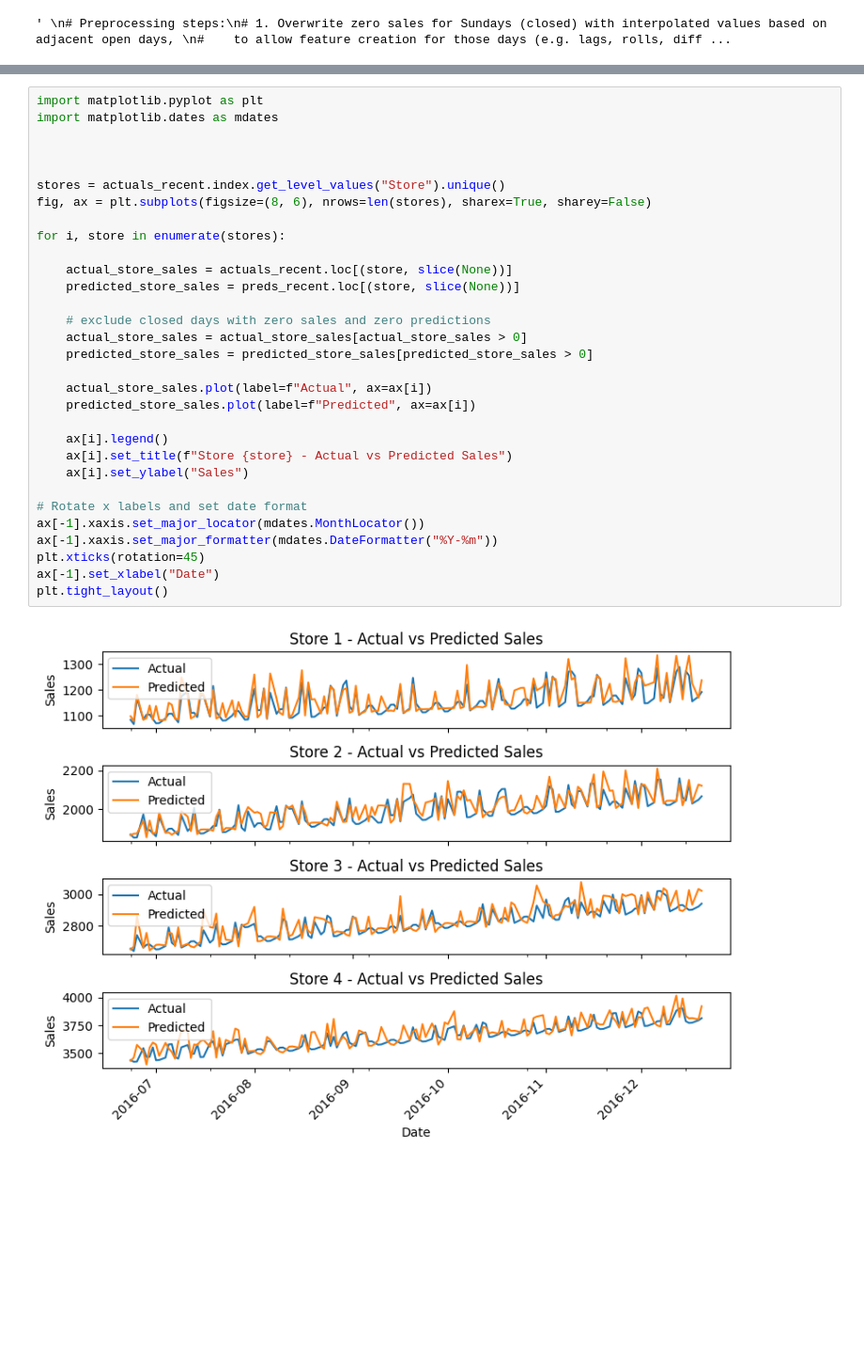
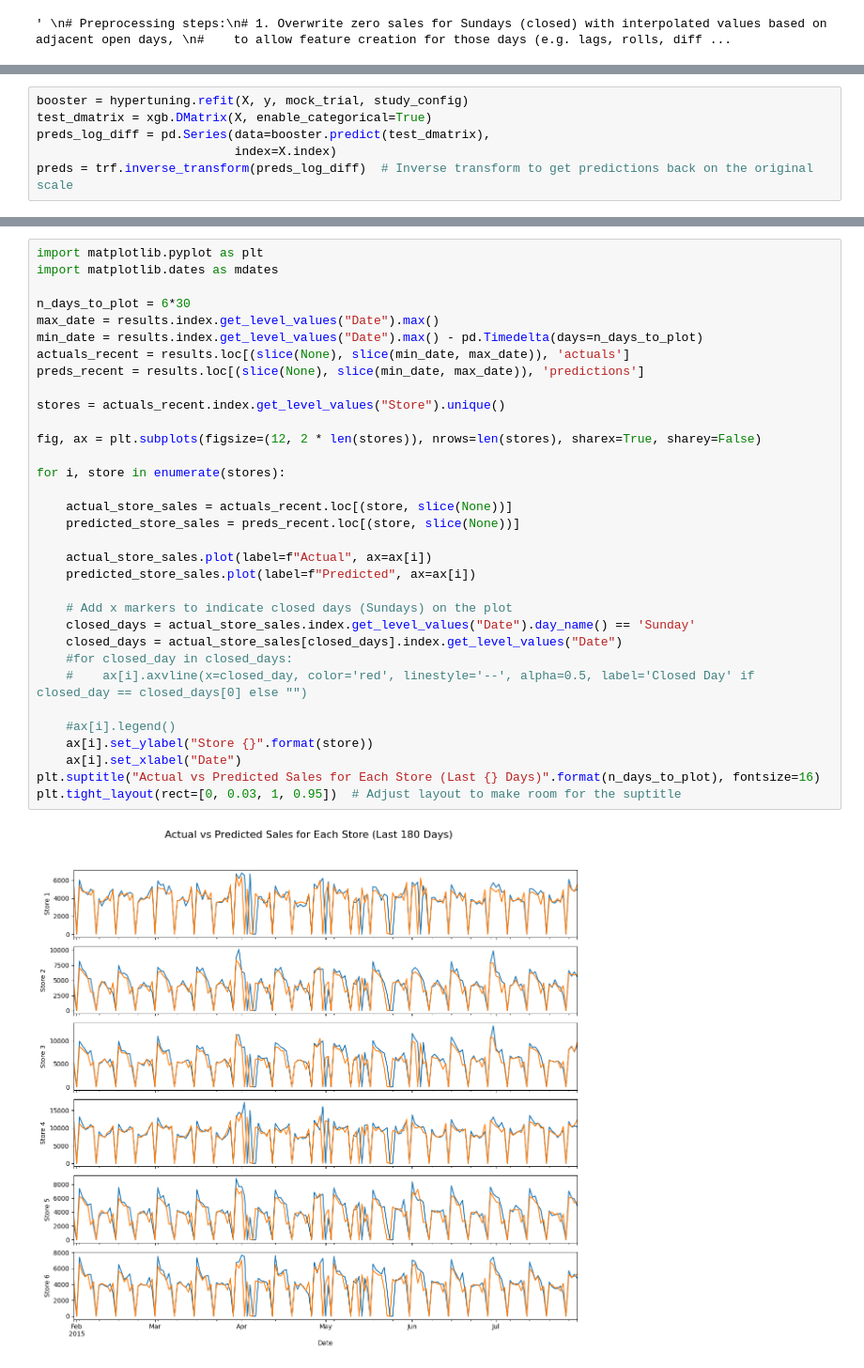
Before and after one commit to Miltos-90/Rossmann_Store_Sales_Forecasting, a Jupyter notebook: test_pipeline.ipynb, the cells around one changed output, grey strips where cells are left out. Shown at 94% size. Cells and saved outputs as stored; diff of their text form; blank space fills up the shorter version.

```diff
--- a/test_pipeline.ipynb
+++ b/test_pipeline.ipynb
@@ -345,0 +230,6 @@ preds_recent = results.loc[(slice(None), slice(min_date, max_date)), 'prediction
+# %%
+booster = hypertuning.refit(X, y, mock_trial, study_config)
+test_dmatrix = xgb.DMatrix(X, enable_categorical=True)
+preds_log_diff = pd.Series(data=booster.predict(test_dmatrix),
+                           index=X.index)
+preds = trf.inverse_transform(preds_log_diff)  # Inverse transform to get predictions back on the original scale
@@ -346,33 +263,35 @@ preds_recent = results.loc[(slice(None), slice(min_date, max_date)), 'prediction
 # %%
 import matplotlib.pyplot as plt
 import matplotlib.dates as mdates
 
-
+n_days_to_plot = 6*30
+max_date = results.index.get_level_values("Date").max()
+min_date = results.index.get_level_values("Date").max() - pd.Timedelta(days=n_days_to_plot)
+actuals_recent = results.loc[(slice(None), slice(min_date, max_date)), 'actuals']
+preds_recent = results.loc[(slice(None), slice(min_date, max_date)), 'predictions']
 
 stores = actuals_recent.index.get_level_values("Store").unique()
-fig, ax = plt.subplots(figsize=(8, 6), nrows=len(stores), sharex=True, sharey=False)
+
+fig, ax = plt.subplots(figsize=(12, 2 * len(stores)), nrows=len(stores), sharex=True, sharey=False)
 
 for i, store in enumerate(stores):
 
     actual_store_sales = actuals_recent.loc[(store, slice(None))]
     predicted_store_sales = preds_recent.loc[(store, slice(None))]
 
-    # exclude closed days with zero sales and zero predictions
-    actual_store_sales = actual_store_sales[actual_store_sales > 0]
-    predicted_store_sales = predicted_store_sales[predicted_store_sales > 0]
-
     actual_store_sales.plot(label=f"Actual", ax=ax[i])
     predicted_store_sales.plot(label=f"Predicted", ax=ax[i])
 
-    ax[i].legend()
-    ax[i].set_title(f"Store {store} - Actual vs Predicted Sales")
-    ax[i].set_ylabel("Sales")
+    # Add x markers to indicate closed days (Sundays) on the plot
+    closed_days = actual_store_sales.index.get_level_values("Date").day_name() == 'Sunday'
+    closed_days = actual_store_sales[closed_days].index.get_level_values("Date")
+    #for closed_day in closed_days:
+    #    ax[i].axvline(x=closed_day, color='red', linestyle='--', alpha=0.5, label='Closed Day' if closed_day == closed_days[0] else "")
 
-# Rotate x labels and set date format
-ax[-1].xaxis.set_major_locator(mdates.MonthLocator())
-ax[-1].xaxis.set_major_formatter(mdates.DateFormatter("%Y-%m"))
-plt.xticks(rotation=45)
-ax[-1].set_xlabel("Date")
-plt.tight_layout()
+    #ax[i].legend()
+    ax[i].set_ylabel("Store {}".format(store))
+    ax[i].set_xlabel("Date")
+plt.suptitle("Actual vs Predicted Sales for Each Store (Last {} Days)".format(n_days_to_plot), fontsize=16)
+plt.tight_layout(rect=[0, 0.03, 1, 0.95])  # Adjust layout to make room for the suptitle
 # %% [output]
-[figure, old version]
+[figure, new version]
```
Also changed, not shown: parts of 10 cells of this notebook, 4 other files.
